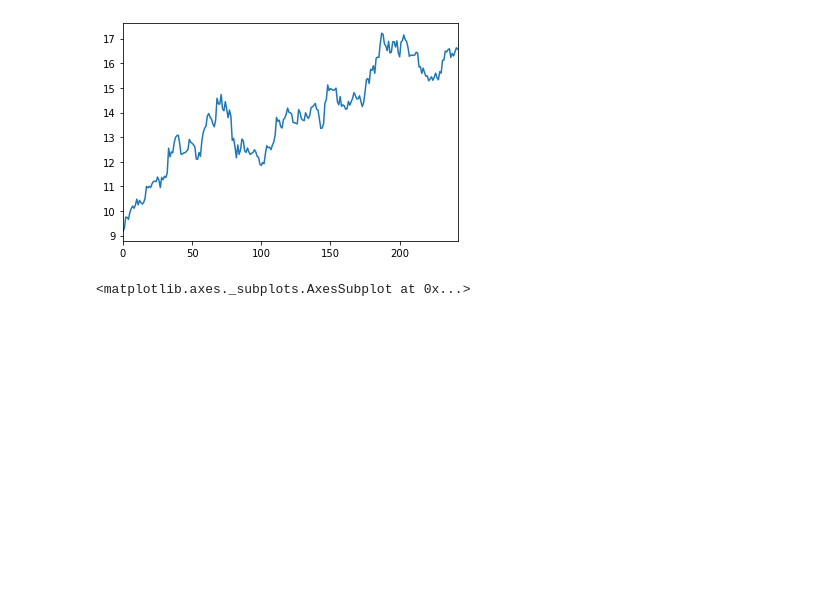
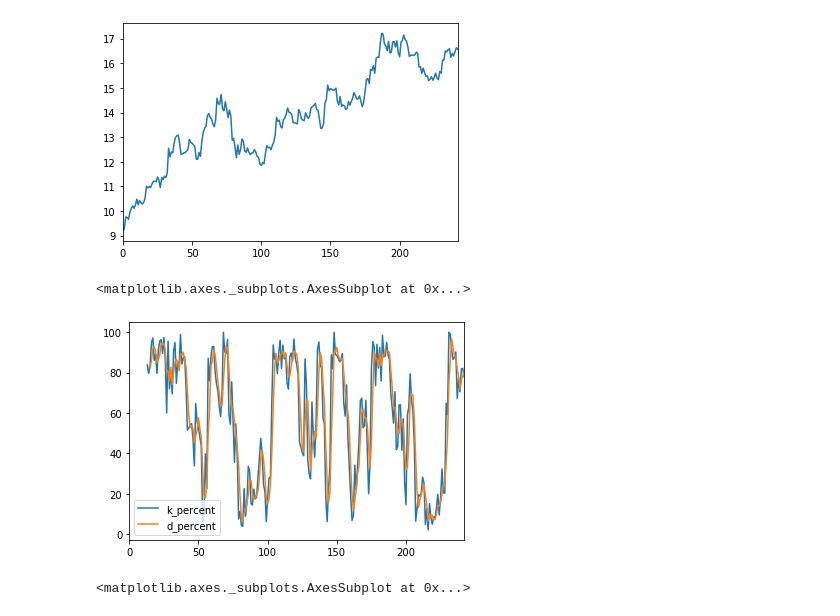
Before and after one commit to carl-3070/Quantify_Trade, a Jupyter notebook: finance_utils.ipynb, the cells around one changed output. Drawn from its saved outputs; the diff is of its cells as text; code cells hidden in the pictures; blank space fills up the shorter version.

Commit message:
增加stochastic_oscillator

```diff
--- a/finance_utils.ipynb
+++ b/finance_utils.ipynb
@@ -411,6 +411,29 @@ def special_k(df):
     if len(df)>725:
         special_k = special_k + roc(df, 530).rolling(195).mean() * 4
     return special_k
+# %%
+def stochastic_oscillator(df, period=14):
+    '''
+    %K = (Current Close - Lowest Low)/(Highest High - Lowest Low) * 100
+    %D = 3-day SMA of %K
+
+    Lowest Low = lowest low for the look-back period
+    Highest High = highest high for the look-back period
+    %K is multiplied by 100 to move the decimal point two places
+    '''
+    highest = df['high'].rolling(period).max()
+    lowest = df['low'].rolling(period).min()
+
+    k_percent = (df['close'] - lowest)/(highest - lowest) *100
+    d_percent = k_percent.rolling(3).mean()
+    return pd.DataFrame(dict(k_percent=k_percent, d_percent=d_percent))
+# %%
+so_ret = stochastic_oscillator(df)
+# %%
+so_ret.plot()
+# %% [output]
+<matplotlib.axes._subplots.AxesSubplot at 0x...>
+[figure, added]
 # %%
 special_k_ret = special_k(df)
 # %%
```
